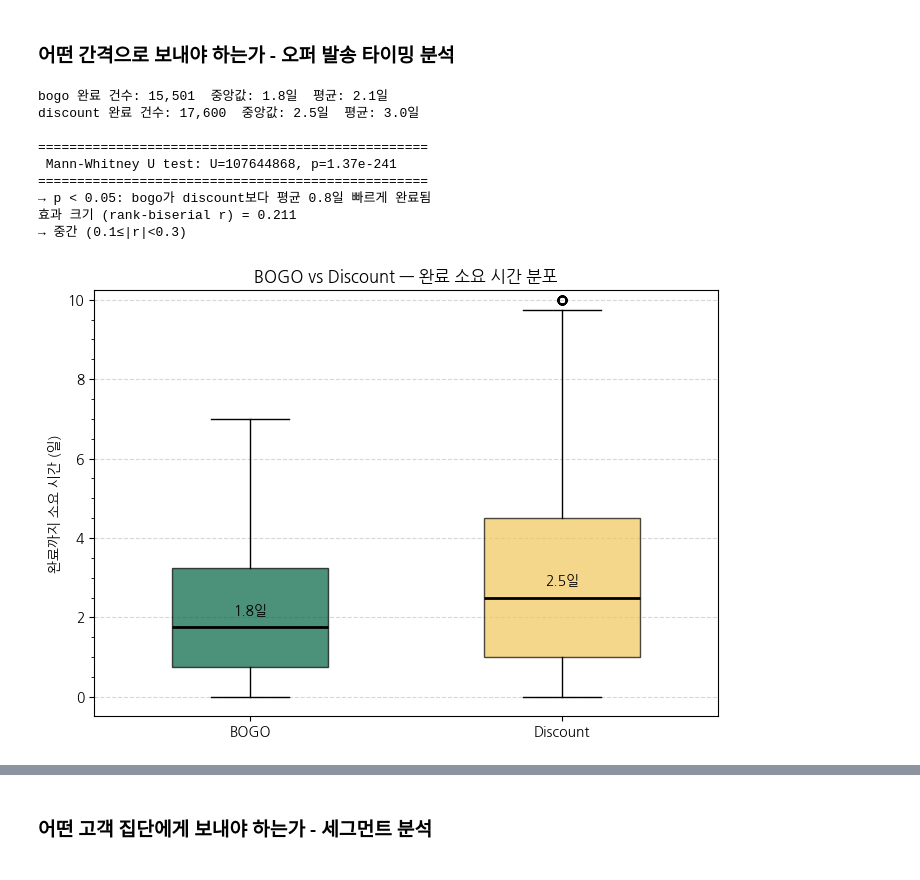
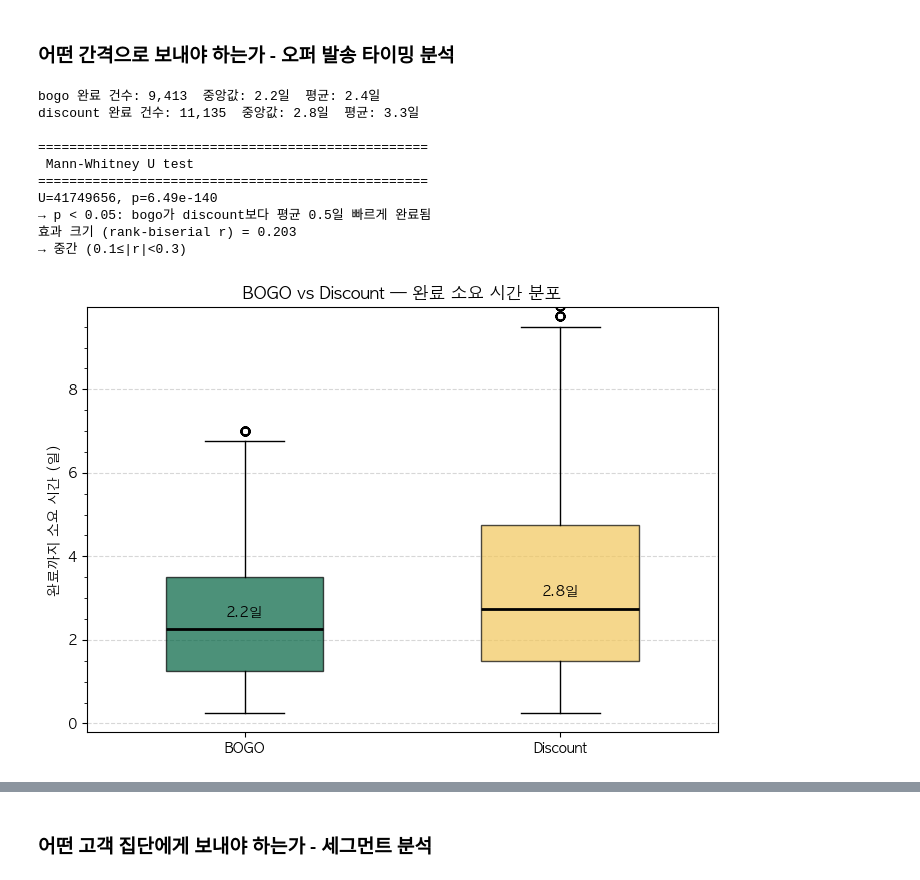
Before and after one commit to rladbstj56/practice_project, a Jupyter notebook: Soyun_EDA/analysis_최종.ipynb, the cells around one changed output, grey strips where cells are left out. Drawn from its saved outputs; the diff is of its cells as text; code cells hidden in the pictures.

```diff
--- a/Soyun_EDA/analysis_최종.ipynb
+++ b/Soyun_EDA/analysis_최종.ipynb
@@ -812,10 +729,10 @@ ch_result[['포함_완료율', '미포함_완료율', '차이', 'p']]
 ### 어떤 간격으로 보내야 하는가 - 오퍼 발송 타이밍 분석
 # %%
 from scipy import stats
-
+#BOGO vs Discount — 완료 소요 시간
 # gap_to_complete은 is_completed인 행만 non-null
-bogo_gap = funnel.loc[(funnel['offer_type'] == 'bogo') & funnel['is_completed'], 'gap_to_complete']
-disc_gap = funnel.loc[(funnel['offer_type'] == 'discount') & funnel['is_completed'], 'gap_to_complete']
+bogo_gap = funnel.loc[(funnel['offer_type'] == 'bogo') & funnel['is_completed'] & funnel['completed_with_prior_view'], 'gap_to_complete']
+disc_gap = funnel.loc[(funnel['offer_type'] == 'discount') & funnel['is_completed'] & funnel['completed_with_prior_view'], 'gap_to_complete']
 
 for name, s in [('bogo', bogo_gap), ('discount', disc_gap)]:
     print(f"{name} 완료 건수: {len(s):,}  중앙값: {s.median()/24:.1f}일  평균: {s.mean()/24:.1f}일")
@@ -826,8 +743,10 @@ n1, n2 = len(bogo_gap), len(disc_gap)
 r = 1 - (2 * u_stat) / (n1 * n2)
 print('')
 print("=" *50)
-print(f" Mann-Whitney U test: U={u_stat:.0f}, p={p_val:.2e}")
+print(" Mann-Whitney U test")
 print("=" *50)
+print(f"U={u_stat:.0f}, p={p_val:.2e}")
+
 if p_val < 0.05:
     diff = (disc_gap.median() - bogo_gap.median()) / 24
     print(f"→ p < 0.05: bogo가 discount보다 평균 {diff:.1f}일 빠르게 완료됨")
@@ -837,20 +756,22 @@ else:
 print(f"효과 크기 (rank-biserial r) = {r:.3f}")
 print(f"→ {'작음 (|r|<0.1)' if abs(r)<0.1 else '중간 (0.1≤|r|<0.3)' if abs(r)<0.3 else '큰 편 (|r|≥0.3)'}")
 # %% [output]
-bogo 완료 건수: 15,501  중앙값: 1.8일  평균: 2.1일
-discount 완료 건수: 17,600  중앙값: 2.5일  평균: 3.0일
+bogo 완료 건수: 9,413  중앙값: 2.2일  평균: 2.4일
+discount 완료 건수: 11,135  중앙값: 2.8일  평균: 3.3일
 
 ==================================================
- Mann-Whitney U test: U=107644868, p=1.37e-241
+ Mann-Whitney U test
 ==================================================
-→ p < 0.05: bogo가 discount보다 평균 0.8일 빠르게 완료됨
-효과 크기 (rank-biserial r) = 0.211
+U=41749656, p=6.49e-140
+→ p < 0.05: bogo가 discount보다 평균 0.5일 빠르게 완료됨
+효과 크기 (rank-biserial r) = 0.203
 → 중간 (0.1≤|r|<0.3)
 # %%
+#BOGO vs Discount — 완료 소요 시간 분포
 import matplotlib.pyplot as plt
 import matplotlib.ticker as ticker
 
-plot_df = funnel[funnel['offer_type'].isin(['bogo', 'discount']) & funnel['is_completed']].copy()
+plot_df = funnel[funnel['offer_type'].isin(['bogo', 'discount']) & funnel['is_completed'] & funnel['completed_with_prior_view']].copy()
 plot_df['gap_days'] = plot_df['gap_to_complete'] / 24
 
 fig, ax = plt.subplots(figsize=(7, 5))
@@ -860,34 +781,34 @@ groups = [
     plot_df.loc[plot_df['offer_type'] == 'discount', 'gap_days'],
 ]
 bp = ax.boxplot(groups, labels=['BOGO', 'Discount'],
                 patch_artist=True, widths=0.5,
                 medianprops=dict(color='black', linewidth=2))
 
 colors = ['#006241', '#F2C75C']
 for patch, color in zip(bp['boxes'], colors):
     patch.set_facecolor(color)
     patch.set_alpha(0.7)
 
 # 실제 whisker 끝값 기준으로 ylim 설정
 whisker_bottoms = [w.get_ydata()[1] for w in bp['whiskers'][0::2]]
 whisker_tops = [w.get_ydata()[1] for w in bp['whiskers'][1::2]]
 margin = (max(whisker_tops) - min(whisker_bottoms)) * 0.05
 ax.set_ylim(min(whisker_bottoms) - margin, max(whisker_tops) + margin)
 
 ax.set_ylabel('완료까지 소요 시간 (일)')
 ax.set_title('BOGO vs Discount — 완료 소요 시간 분포')
 ax.yaxis.set_minor_locator(ticker.AutoMinorLocator())
 ax.grid(axis='y', linestyle='--', alpha=0.5)
 
 # 중앙값 텍스트 표시
 for i, g in enumerate(groups, 1):
     ax.text(i, g.median() + margin * 0.5, f'{g.median():.1f}일',
             ha='center', va='bottom', fontsize=10, fontweight='bold')
 
 plt.tight_layout()
 plt.show()
 # %% [output]
-[figure, old version]
+[figure, new version]
 # %%
 from scipy import stats
 
```
Also changed, not shown: parts of 55 cells of this notebook, 4 other files.
